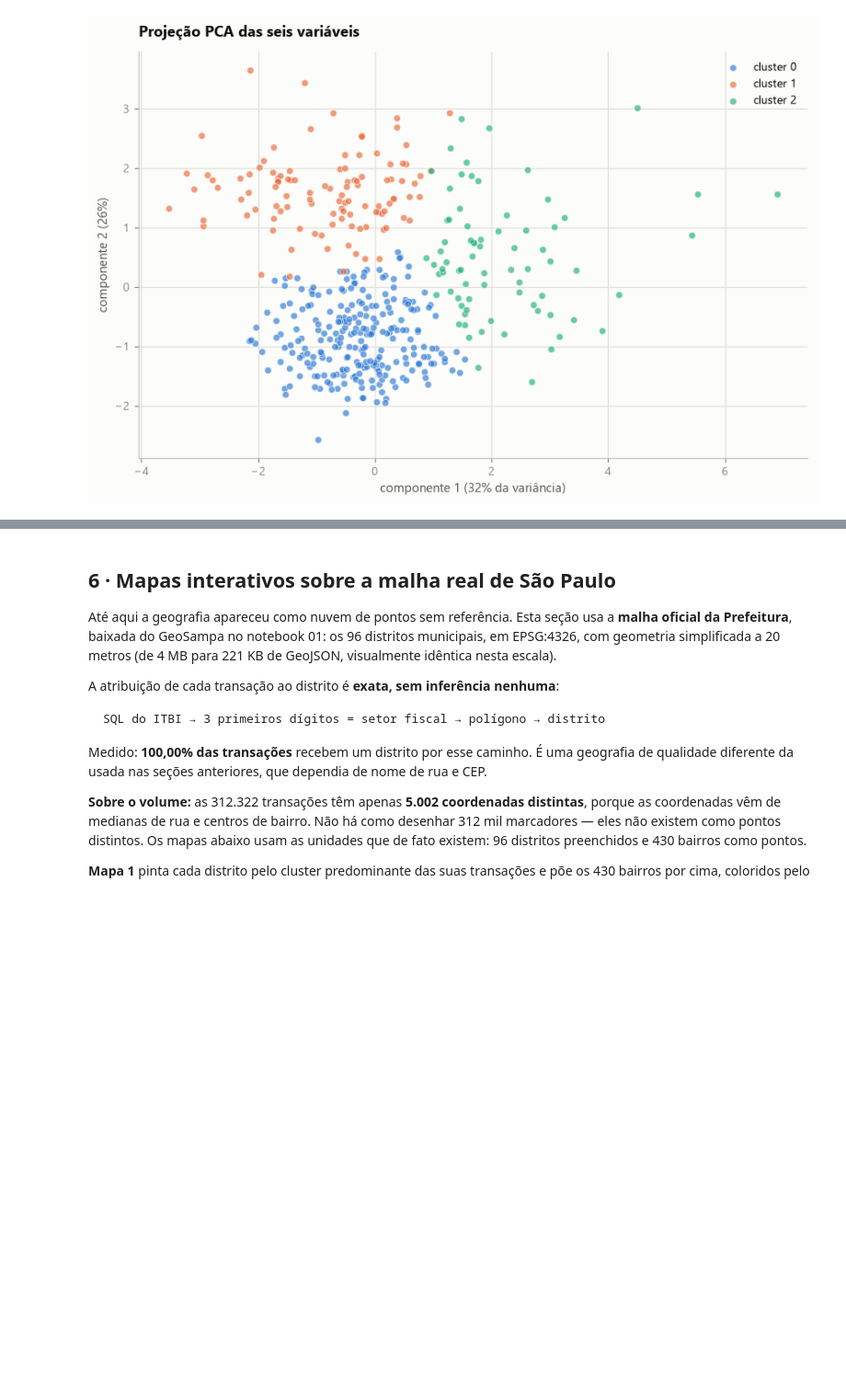
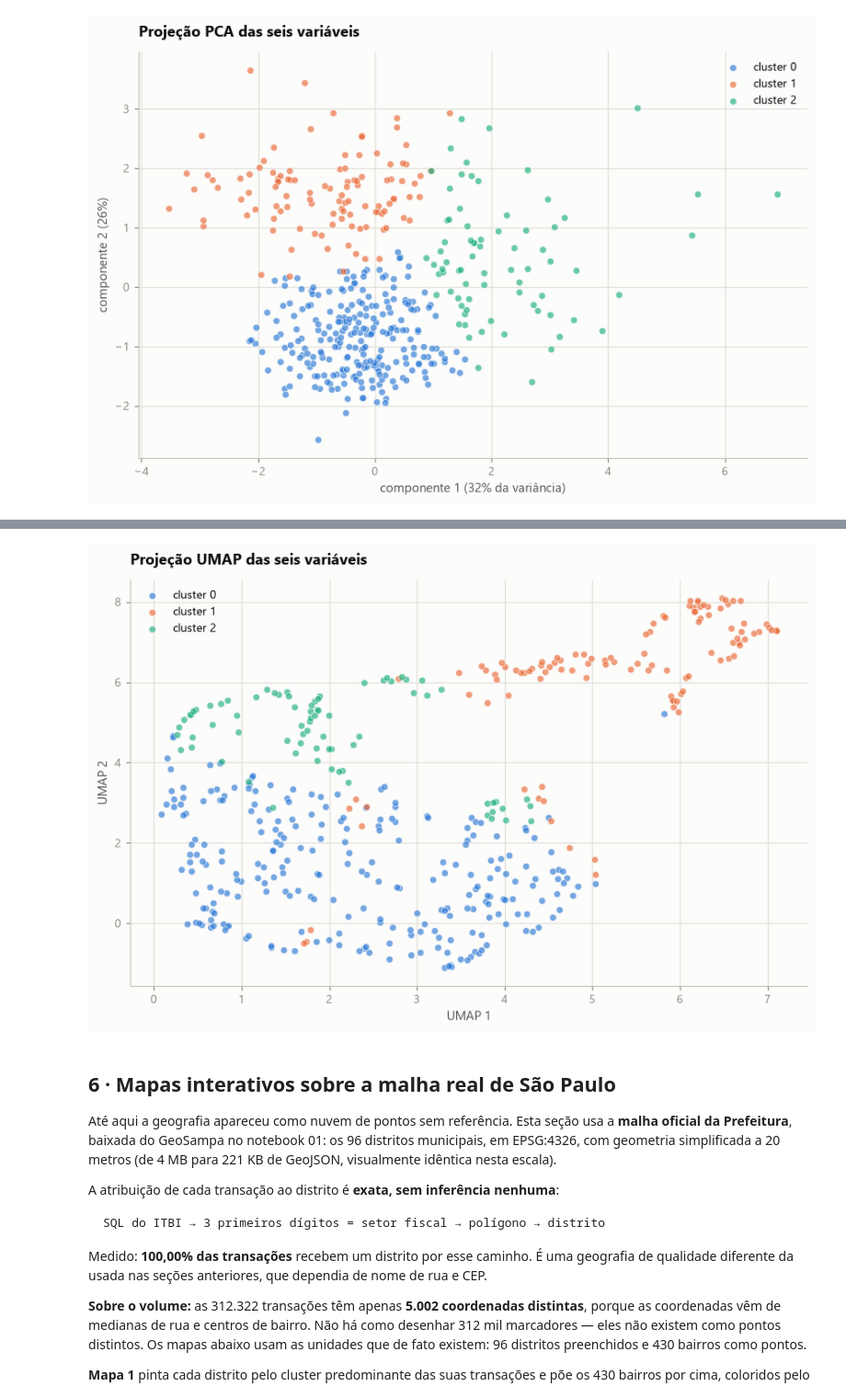
Before and after one commit to Rafa-Russo/Grupo-2, a Jupyter notebook: exploration/Russo/imoveis_sp/04_clusterizacao.ipynb, the cells around one changed output, grey strips where cells are left out. Shown at 92% size. Saved outputs shown, nothing was run; the diff lists cells and outputs as text; code cells hidden in the pictures; blank space fills up the shorter version.

Commit message:
Adiciona projeção UMAP e mapa ligado na clusterização de SP
Inclui umap-learn e nbformat como dependências.

Co-Authored-By: Claude Sonnet 5.5 <noreply@anthropic.com>

```diff
--- a/exploration/Russo/imoveis_sp/04_clusterizacao.ipynb
+++ b/exploration/Russo/imoveis_sp/04_clusterizacao.ipynb
@@ -418,3 +426,17 @@ as duas componentes somam 58% da variância das seis variáveis
+# %%
+coords_umap = umap.UMAP(n_components=2, n_neighbors=15, min_dist=0.1, random_state=42).fit_transform(X)
+
+fig, eixo = plt.subplots(figsize=(8, 5.4))
+for c in sorted(dados[COLUNA_PRINCIPAL].unique()):
+    marca = (dados[COLUNA_PRINCIPAL] == c).to_numpy()
+    eixo.scatter(coords_umap[marca, 0], coords_umap[marca, 1], s=28, alpha=0.65, color=CORES[c],
+                 edgecolor=SUPERFICIE, linewidths=0.6, label=f"cluster {c}")
+
+eixo.set(title="Projeção UMAP das seis variáveis", xlabel="UMAP 1", ylabel="UMAP 2")
+eixo.legend(loc="best", fontsize=9)
+plt.tight_layout()
+# %% [output]
+[figure, added]
 # %% [markdown]
 ## 6 · Mapas interativos sobre a malha real de São Paulo
 
```
Also changed, not shown: parts of 3 cells of this notebook, 2 other files.
